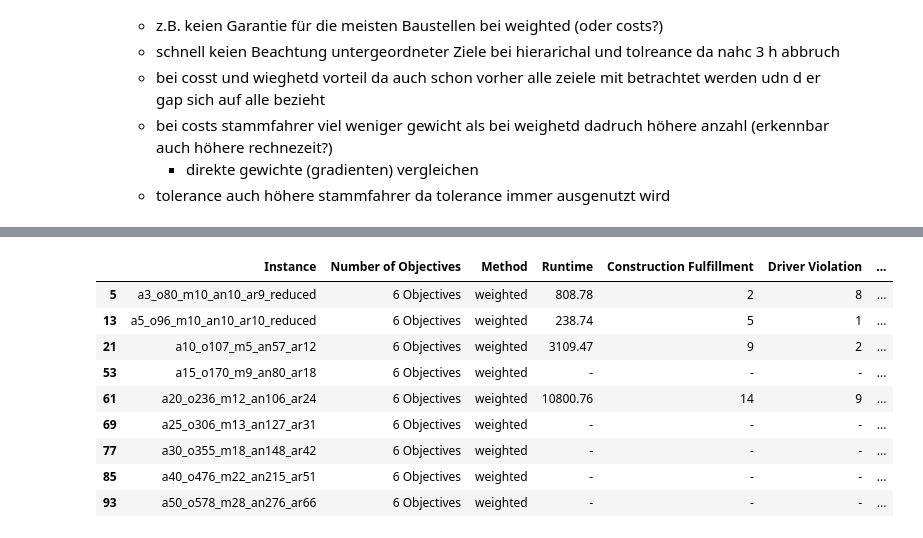
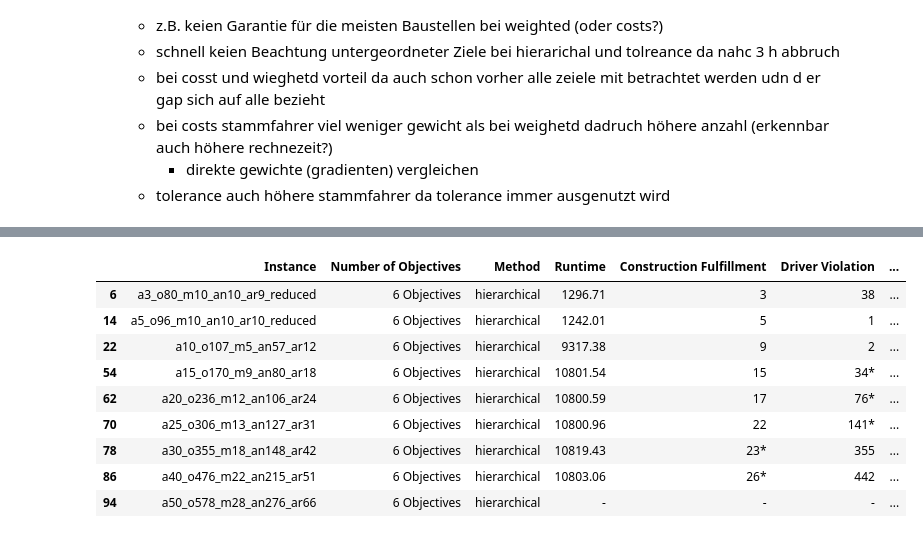
Before and after one commit to nklswlf/OptRail_Railroad_Construction, a Jupyter notebook: Data/Solution/Table_Solution_JSON.ipynb, the cells around one changed output, grey strips where cells are left out. Cells and saved outputs as stored; diff of their text form; code cells hidden in the pictures.

```diff
--- a/Data/Solution/Table_Solution_JSON.ipynb
+++ b/Data/Solution/Table_Solution_JSON.ipynb
@@ -272,25 +295,25 @@ df_objectives.style
 # %%
 # Filter
 df_filtered = df_objectives[df_objectives["Number of Objectives"] == "6 Objectives"]
-df_filtered = df_filtered[df_filtered["Method"] == "weighted"]
+df_filtered = df_filtered[df_filtered["Method"] == "hierarchical"]
 # Bis auf eine 10er Instanz alle 10er Instanzen entfernen
 df_filtered = df_filtered[df_filtered["Instance"] != "a10_o114_m6_an57_ar11"]
 df_filtered = df_filtered[df_filtered["Instance"] != "a10_o128_m6_an51_ar13"]
 df_filtered = df_filtered[df_filtered["Instance"] != "a10_o144_m6_an53_ar12"]
 
 # Tabelle anzeigen
 df_filtered.style
 # %% [output]
 |  | Instance | Number of Objectives | Method | Runtime | Construction Fulfillment | Driver Violation | ... |
-| 5 | a3_o80_m10_an10_ar9_reduced | 6 Objectives | weighted | 808.78 | 2 | 8 | ... |
-| 13 | a5_o96_m10_an10_ar10_reduced | 6 Objectives | weighted | 238.74 | 5 | 1 | ... |
-| 21 | a10_o107_m5_an57_ar12 | 6 Objectives | weighted | 3109.47 | 9 | 2 | ... |
-| 53 | a15_o170_m9_an80_ar18 | 6 Objectives | weighted | - | - | - | ... |
-| 61 | a20_o236_m12_an106_ar24 | 6 Objectives | weighted | 10800.76 | 14 | 9 | ... |
-| 69 | a25_o306_m13_an127_ar31 | 6 Objectives | weighted | - | - | - | ... |
-| 77 | a30_o355_m18_an148_ar42 | 6 Objectives | weighted | - | - | - | ... |
-| 85 | a40_o476_m22_an215_ar51 | 6 Objectives | weighted | - | - | - | ... |
-| 93 | a50_o578_m28_an276_ar66 | 6 Objectives | weighted | - | - | - | ... |
+| 6 | a3_o80_m10_an10_ar9_reduced | 6 Objectives | hierarchical | 1296.71 | 3 | 38 | ... |
+| 14 | a5_o96_m10_an10_ar10_reduced | 6 Objectives | hierarchical | 1242.01 | 5 | 1 | ... |
+| 22 | a10_o107_m5_an57_ar12 | 6 Objectives | hierarchical | 9317.38 | 9 | 2 | ... |
+| 54 | a15_o170_m9_an80_ar18 | 6 Objectives | hierarchical | 10801.54 | 15 | 34* | ... |
+| 62 | a20_o236_m12_an106_ar24 | 6 Objectives | hierarchical | 10800.59 | 17 | 76* | ... |
+| 70 | a25_o306_m13_an127_ar31 | 6 Objectives | hierarchical | 10800.96 | 22 | 141* | ... |
+| 78 | a30_o355_m18_an148_ar42 | 6 Objectives | hierarchical | 10819.43 | 23* | 355 | ... |
+| 86 | a40_o476_m22_an215_ar51 | 6 Objectives | hierarchical | 10803.06 | 26* | 442 | ... |
+| 94 | a50_o578_m28_an276_ar66 | 6 Objectives | hierarchical | - | - | - | ... |
 # %%
 # Filter
 df_filtered = df_objectives[df_objectives["Number of Objectives"] == "6 Objectives"]
```
Also changed, not shown: parts of 3 cells of this notebook, 15 other files.
